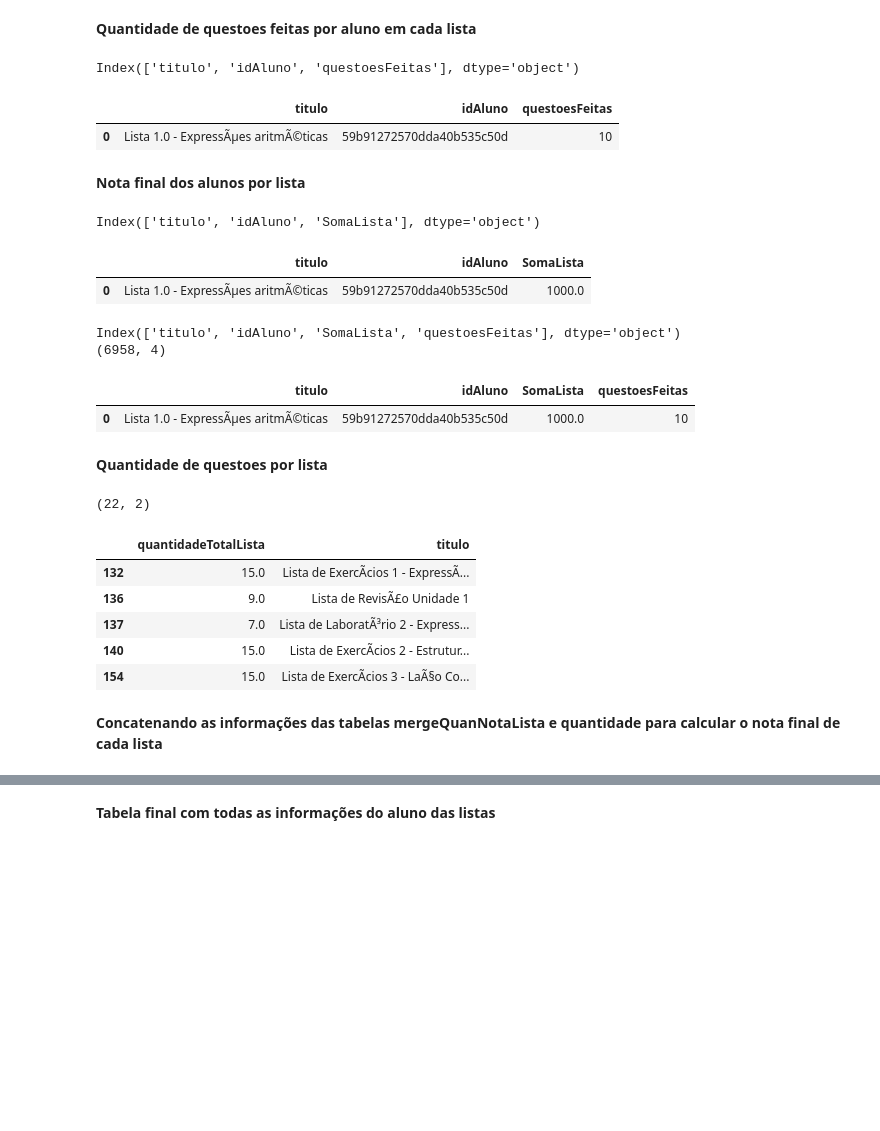
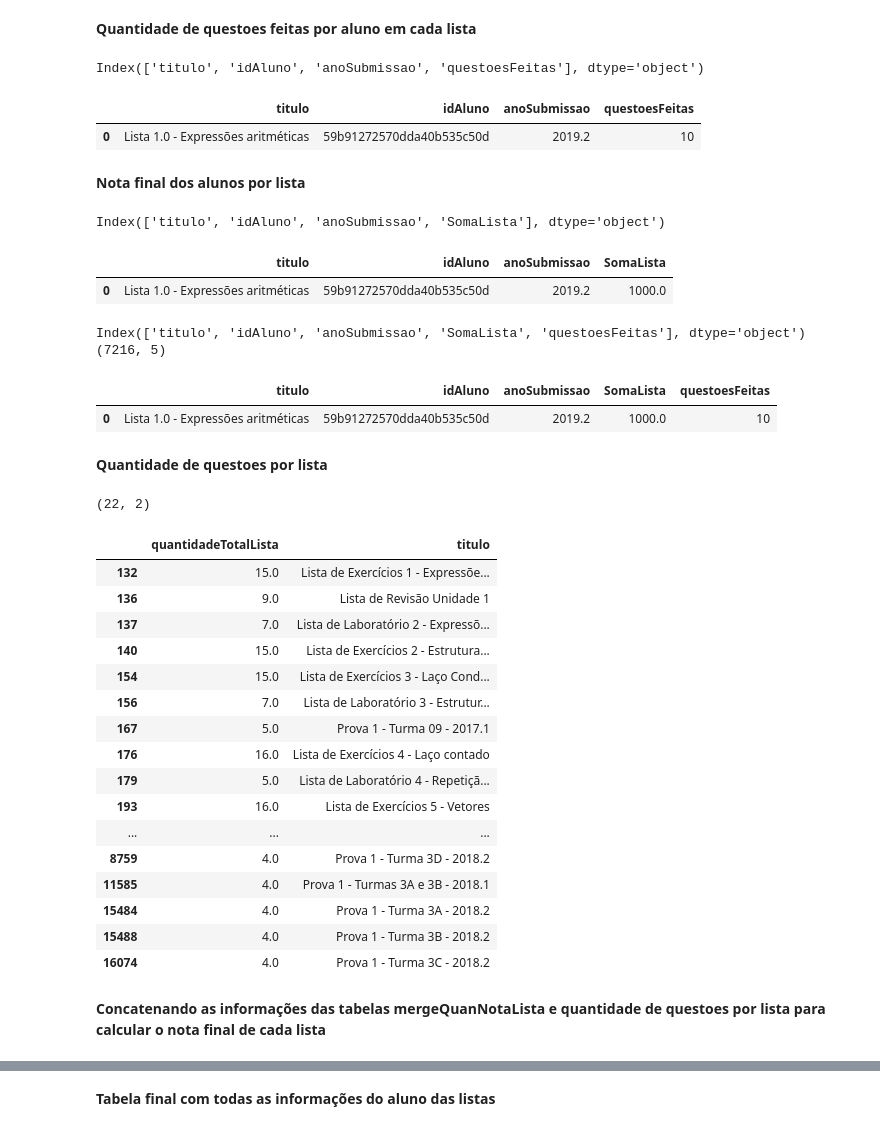
Before and after one commit to repitta/CienciaDeDadosEducacionais, a Jupyter notebook: notas_das_listas_de_LOP.ipynb, the cells around one changed output, grey strips where cells are left out. Saved outputs shown, nothing was run; the diff lists cells and outputs as text; code cells hidden in the pictures; blank space fills up the shorter version.

```diff
--- a/notas_das_listas_de_LOP.ipynb
+++ b/notas_das_listas_de_LOP.ipynb
@@ -16,18 +16,18 @@ usuarios_lop_url   =  "https://raw.githubusercontent.com/repitta/CienciaDeDadosE
 submissoes_url     =  "https://github.com/repitta/CienciaDeDadosEducacionais/raw/master/arquivosCSV/lop_db_2019_09_csv_tratados/lopSubLista%20(1).csv"
 # %%
 # Situações finais since 2017.2 until 2019.2
-situacoes2017_2 = pd.read_csv(situacoes_url[0], sep=',', encoding = "ISO-8859-1" )
-situacoes2018_1 = pd.read_csv(situacoes_url[1], sep=',', encoding = "ISO-8859-1" )
-situacoes2018_2 = pd.read_csv(situacoes_url[2], sep=',', encoding = "ISO-8859-1" )
-situacoes2019_1 = pd.read_csv(situacoes_url[3], sep=',', encoding = "ISO-8859-1" )
-situacoes2019_2 = pd.read_csv(situacoes_url[4], sep=',', encoding = "ISO-8859-1" )
+situacoes2017_2 = pd.read_csv(situacoes_url[0], sep=',')
+situacoes2018_1 = pd.read_csv(situacoes_url[1], sep=',')
+situacoes2018_2 = pd.read_csv(situacoes_url[2], sep=',')
+situacoes2019_1 = pd.read_csv(situacoes_url[3], sep=',')
+situacoes2019_2 = pd.read_csv(situacoes_url[4], sep=',')
 
 # Submissoes dos alunos no LOP
 
-submissoes = pd.read_csv(submissoes_url, sep=',', encoding = "ISO-8859-1" )
+submissoes = pd.read_csv(submissoes_url, sep=',')
 
 #Usuarios cadastrados no LOP
-usuarios_lop = pd.read_csv(usuarios_lop_url, sep=',', encoding = "ISO-8859-1" )
+usuarios_lop = pd.read_csv(usuarios_lop_url, sep=',')
 # %%
 # Setting priginal data into one vector due to easier manipulation
 situacoes =[situacoes2017_2,situacoes2018_1, situacoes2018_2, situacoes2019_1, situacoes2019_2]
@@ -125,57 +121,68 @@ Index(['idLista', 'idAluno', 'questao', 'data', 'porcentagemMaxima',
 # %% [markdown]
 **Quantidade de questoes feitas por aluno em cada lista**
 # %%
-quantidade = NotaMaxQuestao.groupby(["titulo","idAluno"]).count()
+quantidade = NotaMaxQuestao.groupby(["titulo","idAluno","anoSubmissao"]).count()
 quantidade.rename(columns={"quantidadeTotalLista":"questoesFeitas"}, inplace=True)
 quantidade= quantidade.reset_index()
-quantidade= quantidade[["titulo","idAluno","questoesFeitas"]]
+quantidade= quantidade[["titulo","idAluno","anoSubmissao","questoesFeitas"]]
 print(quantidade.columns)
 quantidade.head(1)
 # %% [output]
-Index(['titulo', 'idAluno', 'questoesFeitas'], dtype='object')
+Index(['titulo', 'idAluno', 'anoSubmissao', 'questoesFeitas'], dtype='object')
-|  | titulo | idAluno | questoesFeitas |
-| 0 | Lista 1.0 - ExpressÃµes aritmÃ©ticas | 59b91272570dda40b535c50d | 10 |
+|  | titulo | idAluno | anoSubmissao | questoesFeitas |
+| 0 | Lista 1.0 - Expressões aritméticas | 59b91272570dda40b535c50d | 2019.2 | 10 |
 # %% [markdown]
 **Nota final dos alunos por lista**
 # %%
-NotaLista = NotaMaxQuestao.groupby(["titulo","idAluno"]).sum()
-NotaLista.rename(columns={"porcentagemMaxima":"SomaLista", "quantidade":"questoesFeitas"}, inplace=True)
+NotaLista = NotaMaxQuestao.groupby(["titulo","idAluno","anoSubmissao"]).sum()
+NotaLista.rename(columns={"porcentagemMaxima":"SomaLista"}, inplace=True)
 #NotaLista = NotaLista.drop('ano',axis=1)
 NotaLista = NotaLista.reset_index()
-NotaLista = NotaLista[["titulo",'idAluno','SomaLista']]
+NotaLista = NotaLista[["titulo",'idAluno',"anoSubmissao",'SomaLista']]
 print(NotaLista.columns)
 NotaLista.head(1)
 # %% [output]
-Index(['titulo', 'idAluno', 'SomaLista'], dtype='object')
+Index(['titulo', 'idAluno', 'anoSubmissao', 'SomaLista'], dtype='object')
-|  | titulo | idAluno | SomaLista |
-| 0 | Lista 1.0 - ExpressÃµes aritmÃ©ticas | 59b91272570dda40b535c50d | 1000.0 |
+|  | titulo | idAluno | anoSubmissao | SomaLista |
+| 0 | Lista 1.0 - Expressões aritméticas | 59b91272570dda40b535c50d | 2019.2 | 1000.0 |
 # %%
-mergeQuanNotaLista =  pd.merge(right= quantidade, left = NotaLista, on=['idAluno','titulo'], how="inner")
+mergeQuanNotaLista =  pd.merge(right= quantidade, left = NotaLista, on=['idAluno','titulo',"anoSubmissao"], how="inner")
 print(mergeQuanNotaLista.columns)
 print(mergeQuanNotaLista.shape)
 mergeQuanNotaLista.head(1)
 # %% [output]
-Index(['titulo', 'idAluno', 'SomaLista', 'questoesFeitas'], dtype='object')
-(6958, 4)
+Index(['titulo', 'idAluno', 'anoSubmissao', 'SomaLista', 'questoesFeitas'], dtype='object')
+(7216, 5)
-|  | titulo | idAluno | SomaLista | questoesFeitas |
-| 0 | Lista 1.0 - ExpressÃµes aritmÃ©ticas | 59b91272570dda40b535c50d | 1000.0 | 10 |
+|  | titulo | idAluno | anoSubmissao | SomaLista | questoesFeitas |
+| 0 | Lista 1.0 - Expressões aritméticas | 59b91272570dda40b535c50d | 2019.2 | 1000.0 | 10 |
 # %% [markdown]
 **Quantidade de questoes por lista**
 # %%
 quantQuesList = mergeSituacoeUsuariosSubLista[['quantidadeTotalLista','titulo']]
 quantQuesList =quantQuesList.drop_duplicates()
 print(quantQuesList.shape)
-quantQuesList.head()
+quantQuesList
 # %% [output]
 (22, 2)
 |  | quantidadeTotalLista | titulo |
-| 132 | 15.0 | Lista de ExercÃ­cios 1 - ExpressÃ... |
-| 136 | 9.0 | Lista de RevisÃ£o Unidade 1 |
-| 137 | 7.0 | Lista de LaboratÃ³rio 2 - Express... |
-| 140 | 15.0 | Lista de ExercÃ­cios 2 - Estrutur... |
-| 154 | 15.0 | Lista de ExercÃ­cios 3 - LaÃ§o Co... |
+| 132 | 15.0 | Lista de Exercícios 1 - Expressõe... |
+| 136 | 9.0 | Lista de Revisão Unidade 1 |
+| 137 | 7.0 | Lista de Laboratório 2 - Expressõ... |
+| 140 | 15.0 | Lista de Exercícios 2 - Estrutura... |
+| 154 | 15.0 | Lista de Exercícios 3 - Laço Cond... |
+| 156 | 7.0 | Lista de Laboratório 3 - Estrutur... |
+| 167 | 5.0 | Prova 1 - Turma 09 - 2017.1 |
+| 176 | 16.0 | Lista de Exercícios 4 - Laço contado |
+| 179 | 5.0 | Lista de Laboratório 4 - Repetiçã... |
+| 193 | 16.0 | Lista de Exercícios 5 - Vetores |
+| ... | ... | ... |
+| 8759 | 4.0 | Prova 1 - Turma 3D - 2018.2 |
+| 11585 | 4.0 | Prova 1 - Turmas 3A e 3B - 2018.1 |
+| 15484 | 4.0 | Prova 1 - Turma 3A - 2018.2 |
+| 15488 | 4.0 | Prova 1 - Turma 3B - 2018.2 |
+| 16074 | 4.0 | Prova 1 - Turma 3C - 2018.2 |
 # %% [markdown]
-**Concatenando as informações das tabelas mergeQuanNotaLista e quantidade para calcular o nota final de cada lista**
+**Concatenando as informações das tabelas mergeQuanNotaLista e quantidade de questoes por lista para calcular o nota final de cada lista**
 # %%
 mergeQuanNotaListaQuanQ = mergeQuanNotaLista.join(quantQuesList.set_index('titulo'), on='titulo')
 mergeQuanNotaListaQuanQ["NotaLista"]= mergeQuanNotaListaQuanQ["SomaLista"] /mergeQuanNotaListaQuanQ['quantidadeTotalLista']
```
Also changed, not shown: parts of 52 cells of this notebook.
